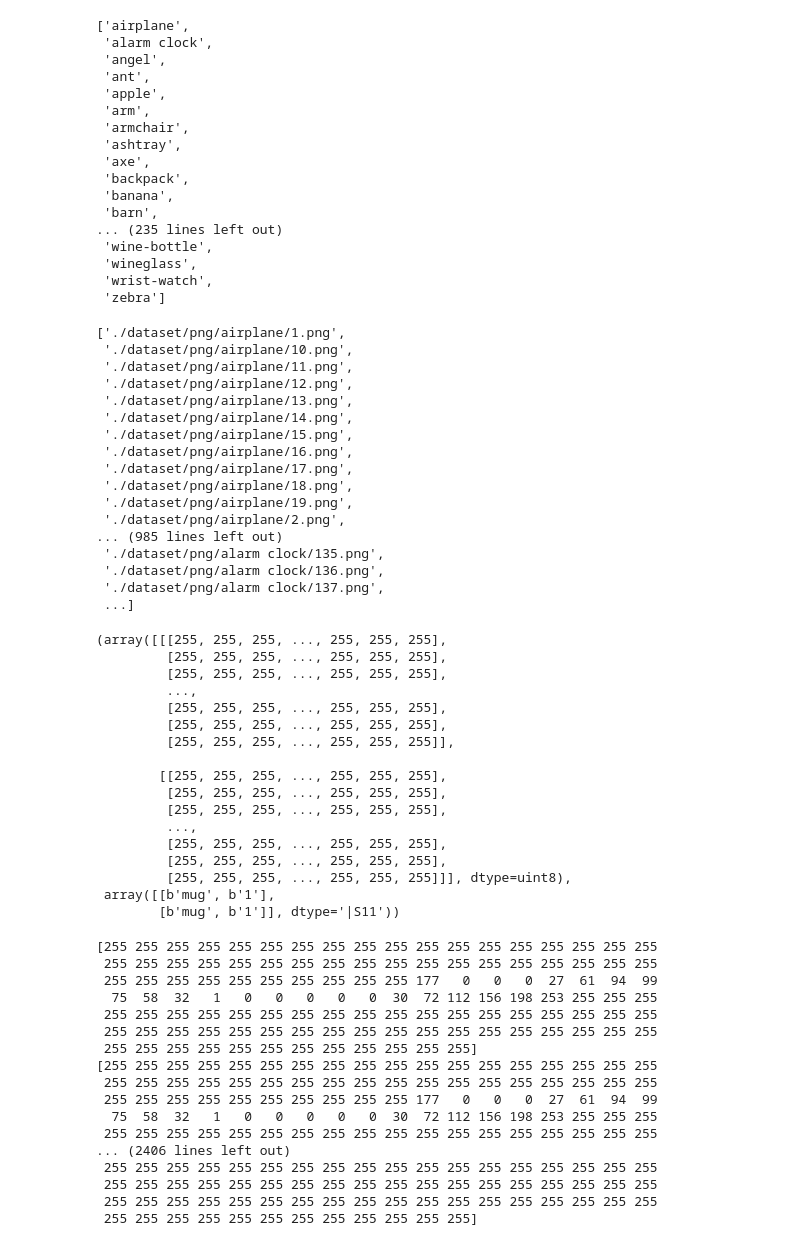
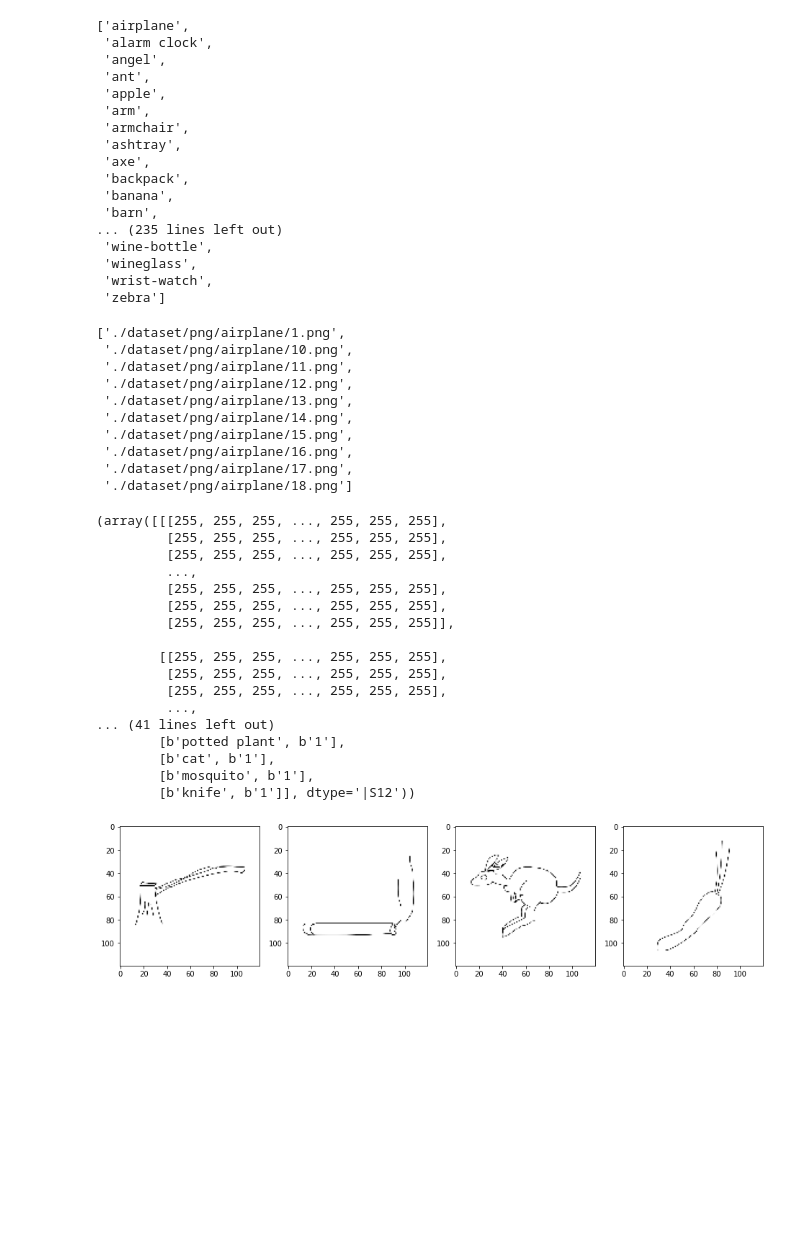
Before and after one commit to p0licat/cvdl-sketch-analysis, a Jupyter notebook: DataGenerator.ipynb, the cells around one changed output. Saved outputs shown, nothing was run; the diff lists cells and outputs as text; code cells hidden in the pictures; blank space fills up the shorter version.

```diff
--- a/DataGenerator.ipynb
+++ b/DataGenerator.ipynb
@@ -178,7 +178,7 @@ class DataGenerator(tf.keras.utils.Sequence):
           ci = self.data[i]
           cl = self.labels[i]
 
-          cd = Image.open(ci)
+          cd = Image.open(ci).convert('L')
           cd = np.asarray(cd)
 
 #           if (len(cd.shape) != 3):
@@ -203,15 +203,23 @@ class DataGenerator(tf.keras.utils.Sequence):
             # TODO shuffle data
             # you might find np.random.shuffle useful here
             np.random.shuffle(self.indices)
+# %%
+class DataVisualizer:
+    @staticmethod
+    def plot_batch(vec):
+        fig, axes = plt.subplots(nrows=1, ncols=4, figsize=[16, 16])
+        for i in range(len(axes)):
+            axes[i].imshow(vec[i], cmap=plt.get_cmap('gray'))
+        plt.show()
 # %%
 d = DataGenerator(
     db_dir='./dataset/png',
-    batch_size=4,
+    batch_size=12,
     input_shape=(120, 120),
     dir_classes=True
 )
 # %%
-d.data
+d.data[:10]
 # %% [output]
 ['./dataset/png/airplane/1.png',
  './dataset/png/airplane/10.png',
@@ -222,14 +230,7 @@ d.data
  './dataset/png/airplane/15.png',
  './dataset/png/airplane/16.png',
  './dataset/png/airplane/17.png',
- './dataset/png/airplane/18.png',
- './dataset/png/airplane/19.png',
- './dataset/png/airplane/2.png',
-... (985 lines left out)
- './dataset/png/alarm clock/135.png',
- './dataset/png/alarm clock/136.png',
- './dataset/png/alarm clock/137.png',
- ...]
+ './dataset/png/airplane/18.png']
 # %%
 d[0]
 # %% [output]
@@ -245,31 +246,17 @@ d[0]
          [255, 255, 255, ..., 255, 255, 255],
          [255, 255, 255, ..., 255, 255, 255],
          ...,
-         [255, 255, 255, ..., 255, 255, 255],
-         [255, 255, 255, ..., 255, 255, 255],
-         [255, 255, 255, ..., 255, 255, 255]]], dtype=uint8),
- array([[b'mug', b'1'],
-        [b'mug', b'1']], dtype='|S11'))
+... (41 lines left out)
+        [b'potted plant', b'1'],
+        [b'cat', b'1'],
+        [b'mosquito', b'1'],
+        [b'knife', b'1']], dtype='|S12'))
 # %%
-for i in d[0][0][0]:
+for i in d[0][0][0][:25]:
     for j in i:
         if j != 255:
-            print(i)
+            print(j)
-# %% [output]
-[255 255 255 255 255 255 255 255 255 255 255 255 255 255 255 255 255 255
- 255 255 255 255 255 255 255 255 255 255 255 255 255 255 255 255 255 255
- 255 255 255 255 255 255 255 255 255 255 177   0   0   0  27  61  94  99
-  75  58  32   1   0   0   0   0   0  30  72 112 156 198 253 255 255 255
- 255 255 255 255 255 255 255 255 255 255 255 255 255 255 255 255 255 255
- 255 255 255 255 255 255 255 255 255 255 255 255 255 255 255 255 255 255
- 255 255 255 255 255 255 255 255 255 255 255 255]
-[255 255 255 255 255 255 255 255 255 255 255 255 255 255 255 255 255 255
- 255 255 255 255 255 255 255 255 255 255 255 255 255 255 255 255 255 255
- 255 255 255 255 255 255 255 255 255 255 177   0   0   0  27  61  94  99
-  75  58  32   1   0   0   0   0   0  30  72 112 156 198 253 255 255 255
- 255 255 255 255 255 255 255 255 255 255 255 255 255 255 255 255 255 255
-... (2406 lines left out)
- 255 255 255 255 255 255 255 255 255 255 255 255 255 255 255 255 255 255
- 255 255 255 255 255 255 255 255 255 255 255 255 255 255 255 255 255 255
- 255 255 255 255 255 255 255 255 255 255 255 255 255 255 255 255 255 255
- 255 255 255 255 255 255 255 255 255 255 255 255]
+# %%
+DataVisualizer.plot_batch(d[0][0])
+# %% [output]
+[figure, added]
```
Also changed, not shown: 1 other file.
